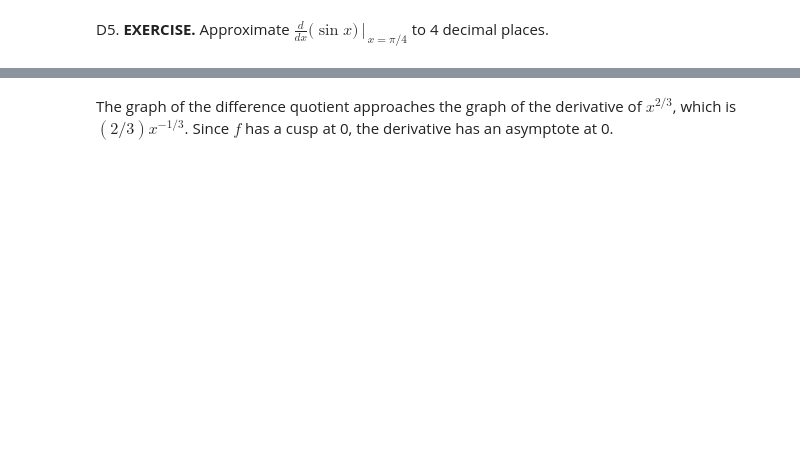
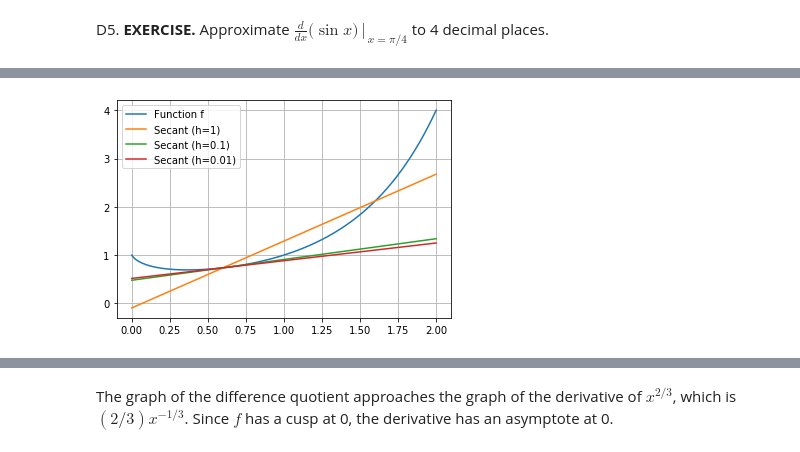
Before and after one commit to AnnieBMCC/pycalclab, a Jupyter notebook: mat301d-soln.ipynb, the cells around one changed output, grey strips where cells are left out. Drawn from its saved outputs; the diff is of its cells as text; code cells hidden in the pictures; blank space fills up the shorter version.

```diff
--- a/mat301d-soln.ipynb
+++ b/mat301d-soln.ipynb
@@ -237,15 +121,0 @@ Let's graph over the interval $[0,2]$ the difference quotient for $h=1, 0.1, 0.0
-# %%
-def f(x): return x**x
-
-x = linspace(0,0.5,10000)
-
-for h in [1, 0.1, 0.01, 0.001]:
-    m = (f(x+h) - f(x))/h
-    plot(x,m)
-
-legend([
-    'Difference quotient\n(h=1)',
-    '(h=0.1)',
-    '(h=0.01)',
-    '(h=0.001)',
-]);
@@ -357,0 +122,12 @@ legend([
+# %%
+# TYPE YOUR CODE:
+
+def f(x): return sin(x)
+
+x = pi/4
+h = 0.1 ** r_[:9]
+m = (f(x+h)-f(x))/h
+c_[h,m]
+
+# RECORD YOUR ANSWER:
+# the answer to 4 decimal places is 0.7071
@@ -357,0 +156,17 @@ legend([
+# %%
+def f(x): return x**x
+
+x = linspace(0,2,10000)
+plot(x,f(x))
+
+x0 = 0.6
+
+for h in [1, 0.1, 0.01]:
+    m = (f(x0+h) - f(x0))/h
+    y = f(x0) + m*(x-x0)
+    plot(x,y)
+
+legend(['Function f', 'Secant (h=1)', 'Secant (h=0.1)', 'Secant (h=0.01)'])
+grid()
+# %% [output]
+[figure, added]
```
Also changed, not shown: parts of 52 cells of this notebook, 3 other files.
